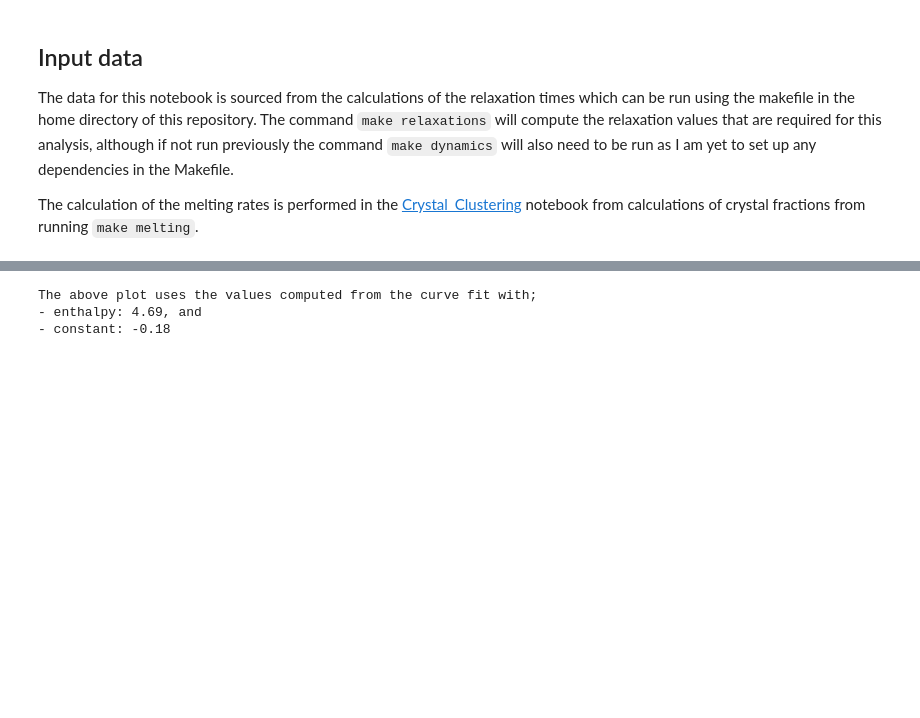
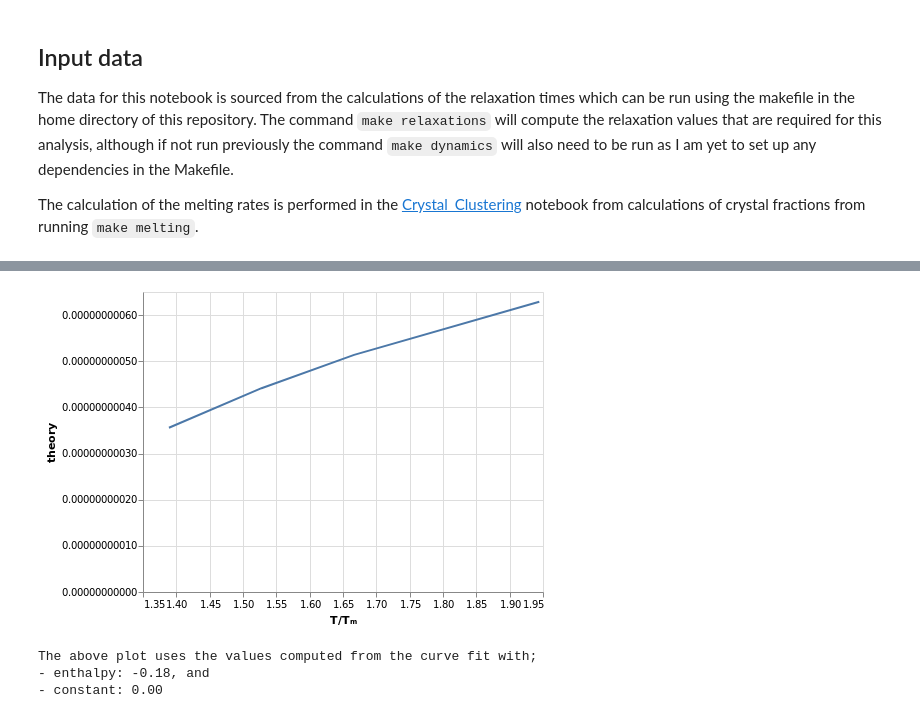
Before and after one commit to malramsay64/Crystal_Melting, a Jupyter notebook: notebooks/11_melting_dynamics.ipynb, the cells around one changed output, grey strips where cells are left out. Cells and saved outputs as stored; diff of their text form; code cells hidden in the pictures; blank space fills up the shorter version.

```diff
--- a/notebooks/11_melting_dynamics.ipynb
+++ b/notebooks/11_melting_dynamics.ipynb
@@ -69,10 +132,14 @@ c.mark_point().encode(y="scaling") + c.mark_line().encode(y="theory")
+# %%
+c.mark_line().encode(y="theory")
+# %% [output]
+[figure, added]
 # %%
 print(f"""
 The above plot uses the values computed from the curve fit with;
-- enthalpy: {opt[0]:.2f}, and
-- constant: {opt[1]:.2f}
+- enthalpy: -0.18, and
+- constant: {opt[0]:.2f}
 """)
 # %% [output]
 The above plot uses the values computed from the curve fit with;
-- enthalpy: 4.69, and
-- constant: -0.18
+- enthalpy: -0.18, and
+- constant: 0.00
```
Also changed, not shown: parts of 17 cells of this notebook.
